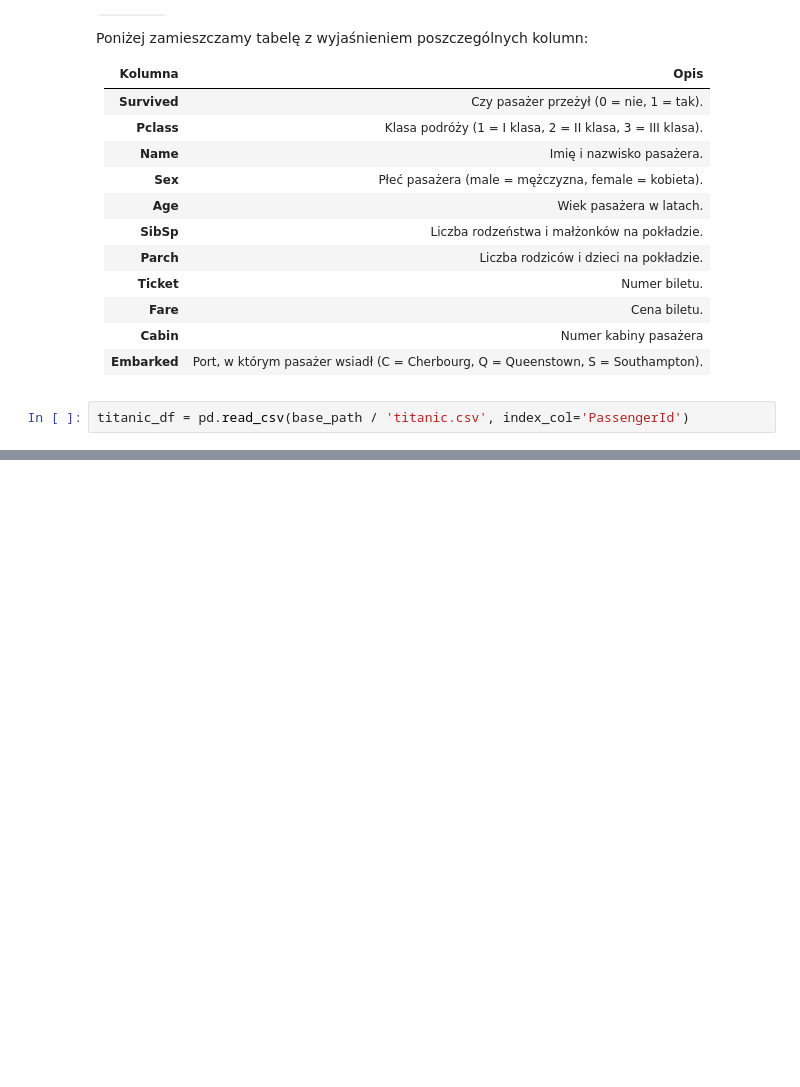
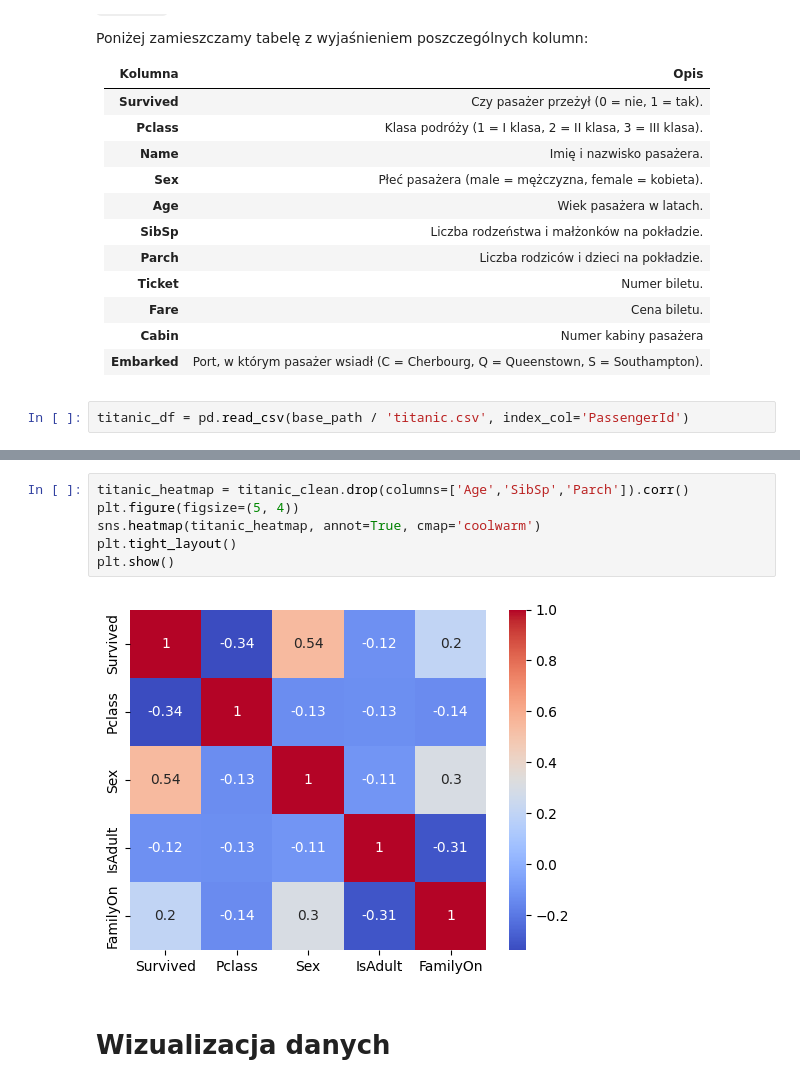
Before and after one commit to Solvro/ml-wakacyjne-wyzwanie-2025, a Jupyter notebook: 1_przetwarzanie_wizualizacja/EDA_zadanie.ipynb, the cells around one changed output, grey strips where cells are left out. Drawn from its saved outputs; the diff is of its cells as text; blank space fills up the shorter version.

```diff
--- a/1_przetwarzanie_wizualizacja/EDA_zadanie.ipynb
+++ b/1_przetwarzanie_wizualizacja/EDA_zadanie.ipynb
@@ -67,0 +200,10 @@ titanic_df = pd.read_csv(base_path / 'titanic.csv', index_col='PassengerId')
+# %%
+titanic_heatmap = titanic_clean.drop(columns=['Age','SibSp','Parch']).corr()
+plt.figure(figsize=(5, 4))
+sns.heatmap(titanic_heatmap, annot=True, cmap='coolwarm')
+plt.tight_layout()
+plt.show()
+# %% [output]
+[figure, added]
+# %% [markdown]
+# Wizualizacja danych
```
Also changed, not shown: parts of 14 cells of this notebook.
